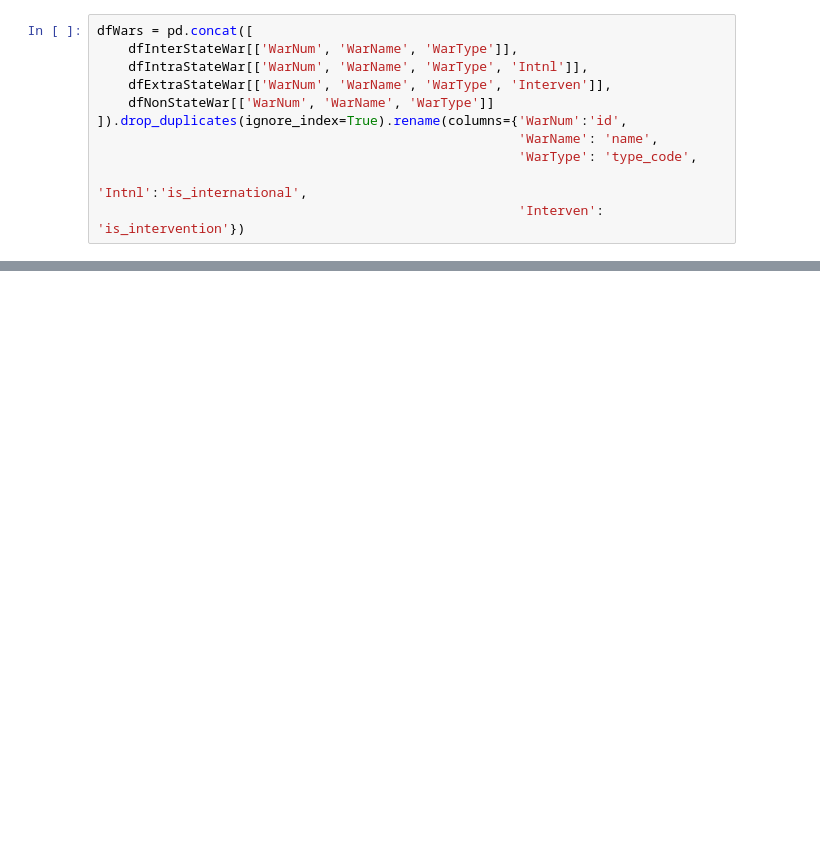
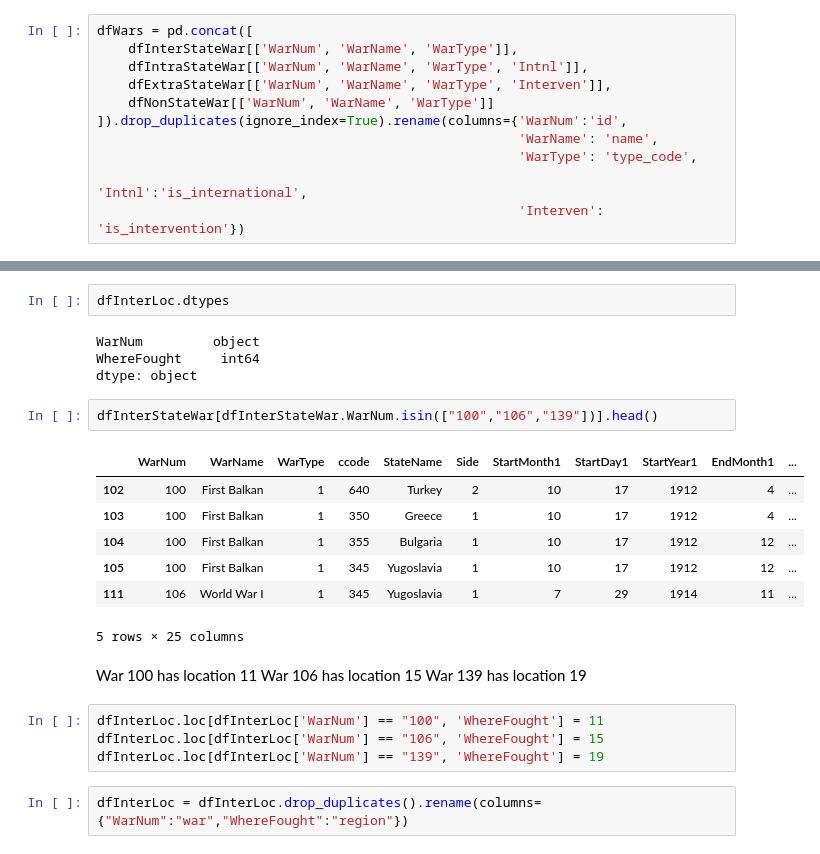
Before and after one commit to jenna-jordan/correlates-of-war, a Jupyter notebook: Wrangle/war.ipynb, the cells around one changed output, grey strips where cells are left out. Cells and saved outputs as stored; diff of their text form; blank space fills up the shorter version.

```diff
--- a/Wrangle/war.ipynb
+++ b/Wrangle/war.ipynb
@@ -84,0 +134,26 @@ dfWars
+# %%
+dfInterLoc.dtypes
+# %% [output]
+WarNum         object
+WhereFought     int64
+dtype: object
+# %%
+dfInterStateWar[dfInterStateWar.WarNum.isin(["100","106","139"])].head()
+# %% [output]
+|  | WarNum | WarName | WarType | ccode | StateName | Side | StartMonth1 | StartDay1 | StartYear1 | EndMonth1 | ... |
+| 102 | 100 | First Balkan | 1 | 640 | Turkey | 2 | 10 | 17 | 1912 | 4 | ... |
+| 103 | 100 | First Balkan | 1 | 350 | Greece | 1 | 10 | 17 | 1912 | 4 | ... |
+| 104 | 100 | First Balkan | 1 | 355 | Bulgaria | 1 | 10 | 17 | 1912 | 12 | ... |
+| 105 | 100 | First Balkan | 1 | 345 | Yugoslavia | 1 | 10 | 17 | 1912 | 12 | ... |
+| 111 | 106 | World War I | 1 | 345 | Yugoslavia | 1 | 7 | 29 | 1914 | 11 | ... |
+5 rows × 25 columns
+# %% [markdown]
+War 100 has location 11
+War 106 has location 15
+War 139 has location 19
+# %%
+dfInterLoc.loc[dfInterLoc['WarNum'] == "100", 'WhereFought'] = 11
+dfInterLoc.loc[dfInterLoc['WarNum'] == "106", 'WhereFought'] = 15
+dfInterLoc.loc[dfInterLoc['WarNum'] == "139", 'WhereFought'] = 19
+# %%
+dfInterLoc = dfInterLoc.drop_duplicates().rename(columns={"WarNum":"war","WhereFought":"region"})
```
Also changed, not shown: parts of 24 cells of this notebook, 4 other files.
